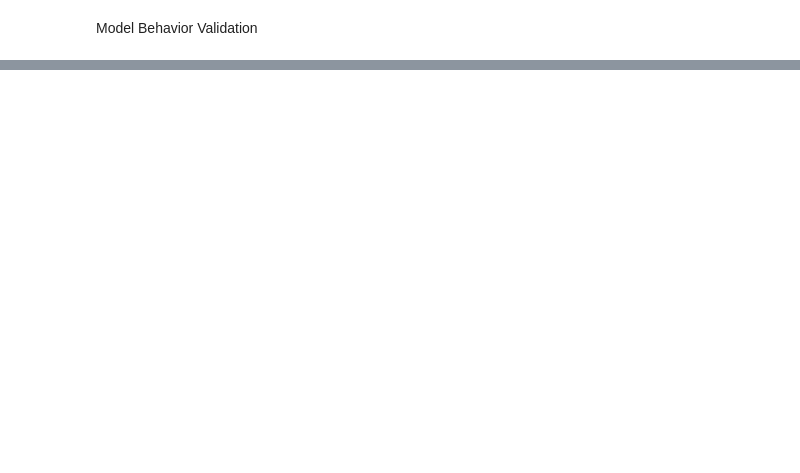
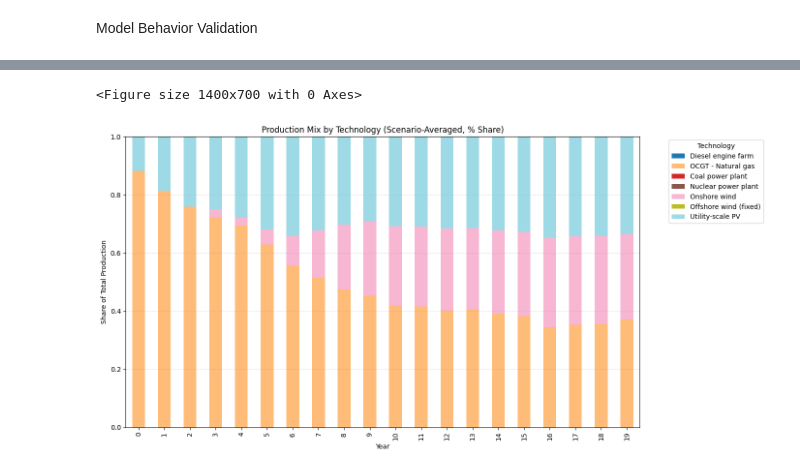
Before and after one commit to jnasw/46750_Assignment2, a Jupyter notebook: model_3_2.ipynb, the cells around one changed output, grey strips where cells are left out. Saved outputs shown, nothing was run; the diff lists cells and outputs as text; code cells hidden in the pictures; blank space fills up the shorter version.

```diff
--- a/model_3_2.ipynb
+++ b/model_3_2.ipynb
@@ -960,0 +1000,18 @@ plt.show()
+# %%
+prod_unc = {}
+
+for tech in tech_names:
+    mat = np.array([[energy[tech, t, s].X for t in time_periods]
+                    for s in scenarios])
+    prod_unc[tech] = {
+        "mean": mat.mean(axis=0),
+        "p10":  np.percentile(mat, 10, axis=0),
+        "p90":  np.percentile(mat, 90, axis=0)
+    }
+
+# Example: show summary for key tech
+for tech in ["Onshore wind", "Utility-scale PV", "OCGT - Natural gas"]:
+    print(f"\n=== {tech} ===")
+    for t in time_periods:
+        print(f"t={t:2d}: mean={prod_unc[tech]['mean'][t]/1e3:.2f} GWh "
+              f"(10–90%: {prod_unc[tech]['p10'][t]/1e3:.2f}–{prod_unc[tech]['p90'][t]/1e3:.2f})")
@@ -960,0 +1036,40 @@ plt.show()
+# %%
+prod_share = {}
+
+for t in time_periods:
+    total_t = mean_total[t]
+    prod_share[t] = {
+        tech: expected_prod[tech][t] / total_t if total_t > 0 else 0
+        for tech in tech_names
+    }
+
+# Build dataframe (years × technologies)
+prod_share_df = pd.DataFrame(prod_share).T
+
+# Ensure rows sum to 1 (just in case of rounding)
+prod_share_df = prod_share_df.div(prod_share_df.sum(axis=1), axis=0)
+
+# Plot: 100% stacked bar chart
+plt.figure(figsize=(14,7))
+prod_share_df.plot(
+    kind="bar",
+    stacked=True,
+    figsize=(14,7),
+    colormap="tab20"
+)
+
+plt.title("Production Mix by Technology (Scenario-Averaged, % Share)")
+plt.xlabel("Year")
+plt.ylabel("Share of Total Production")
+plt.ylim(0, 1)
+plt.grid(axis='y', alpha=0.3)
+plt.legend(
+    title="Technology",
+    bbox_to_anchor=(1.05, 1),
+    loc="upper left"
+)
+plt.tight_layout()
+plt.show()
+# %% [output]
+<Figure size 1400x700 with 0 Axes>
+[figure, added]
```
Also changed, not shown: parts of 74 cells of this notebook.
